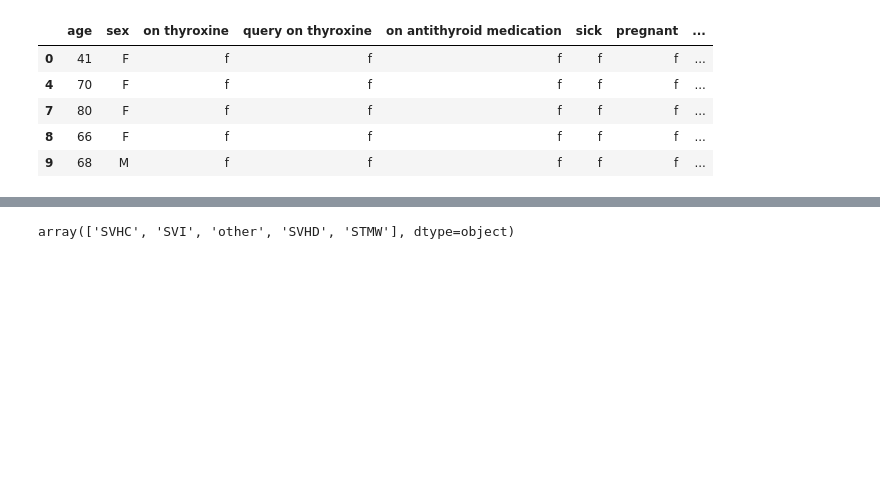
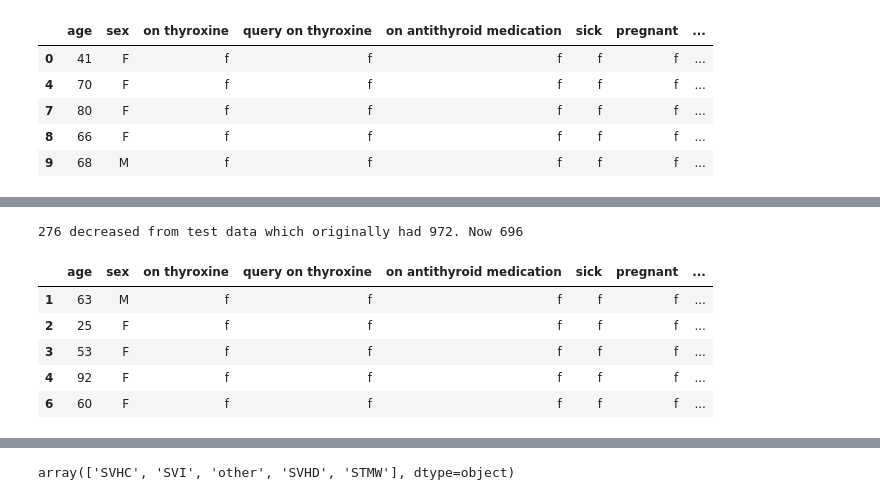
Before and after one commit to makfordead/idm-data-project, a Jupyter notebook: code.ipynb, the cells around one changed output, grey strips where cells are left out. Drawn from its saved outputs; the diff is of its cells as text; code cells hidden in the pictures; blank space fills up the shorter version.

```diff
--- a/code.ipynb
+++ b/code.ipynb
@@ -135,7 +144,7 @@ class                        0
 dtype: int64
 # %%
-df = pd.read_csv('allbp-data.csv')
-test = pd.read_csv('allbp-test.csv')
+# df = pd.read_csv('allbp-data.csv')
+# test = pd.read_csv('allbp-test.csv')
 # %%
 df['TBG'].unique()
 # %% [output]
@@ -143,8 +156,12 @@ array(['?'], dtype=object)
 # %%
 df.drop(columns='TBG', inplace = True)
+test.drop(columns='TBG', inplace = True)
 # %%
 for col in df.columns:
     df.drop(df[df[col] == '?'].index, inplace = True)
+# %%
+for col in test.columns:
+    test.drop(test[test[col] == '?'].index, inplace = True)
 # %%
 df.describe()
 # %% [output]
@@ -165,3 +194,16 @@ df.head()
+# %%
+print(972-696, "decreased from test data which originally had 972. Now 696")
+# %% [output]
+276 decreased from test data which originally had 972. Now 696
+# %%
+test.head()
+# %% [output]
+|  | age | sex | on thyroxine | query on thyroxine | on antithyroid medication | sick | pregnant | ... |
+| 1 | 63 | M | f | f | f | f | f | ... |
+| 2 | 25 | F | f | f | f | f | f | ... |
+| 3 | 53 | F | f | f | f | f | f | ... |
+| 4 | 92 | F | f | f | f | f | f | ... |
+| 6 | 60 | F | f | f | f | f | f | ... |
 # %%
 for col in df.columns:
     if not col in ['age', 'TSH', 'T3', 'TT4', 'T4U', 'FTI']:
```
Also changed, not shown: parts of 56 cells of this notebook.
